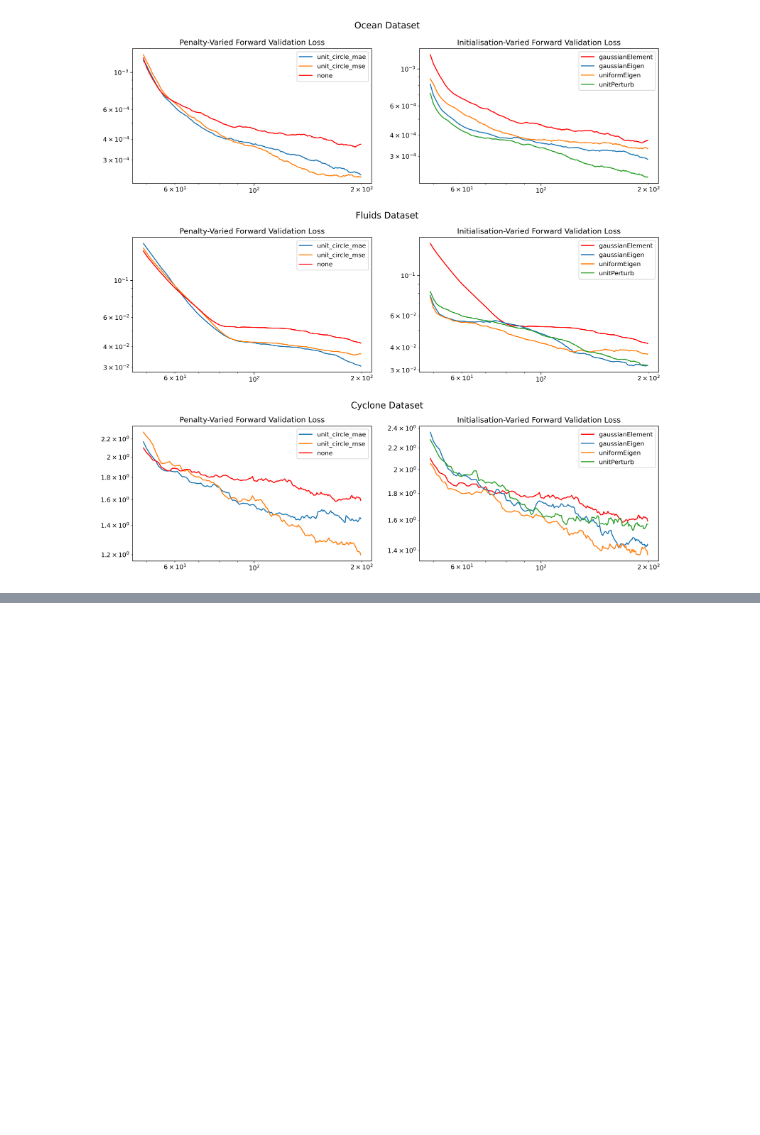
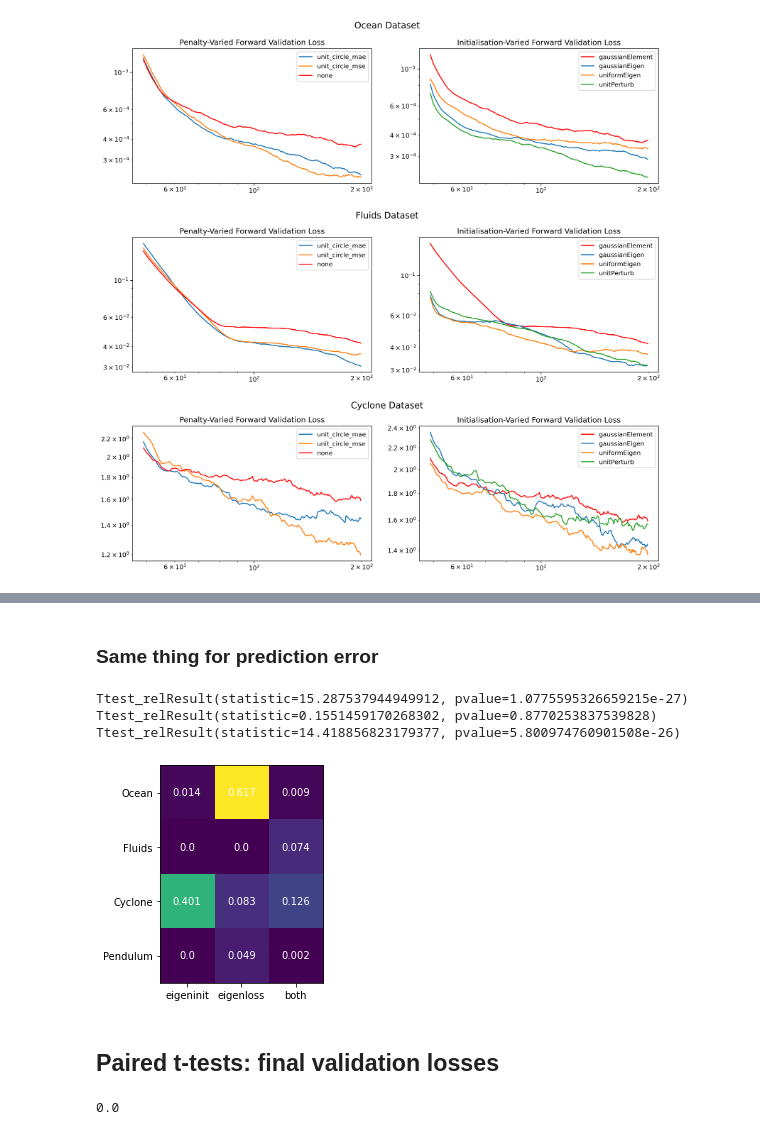
Before and after one commit to jackmiller2003/kae-cyclones, a Jupyter notebook: src/graphing_from_csv-charlie.ipynb, the cells around one changed output, grey strips where cells are left out. Drawn from its saved outputs; the diff is of its cells as text; code cells hidden in the pictures; blank space fills up the shorter version.

```diff
--- a/src/graphing_from_csv-charlie.ipynb
+++ b/src/graphing_from_csv-charlie.ipynb
@@ -191,0 +220,2 @@ Pvalue
+# %% [markdown]
+### Same thing for prediction error
@@ -191,0 +263,10 @@ Pvalue
+# %%
+import scipy.stats as stats
+method_list = [method_1, method_2, method_3]
+for meth in method_list:
+    print(stats.ttest_rel(control, meth))
+    #p_value(control, meth)
+# %% [output]
+Ttest_relResult(statistic=15.287537944949912, pvalue=1.0775595326659215e-27)
+Ttest_relResult(statistic=0.1551459170268302, pvalue=0.8770253837539828)
+Ttest_relResult(statistic=14.418856823179377, pvalue=5.800974760901508e-26)
@@ -191,0 +279,34 @@ Pvalue
+# %%
+# validation loss
+ocean_results = np.array([0.014, 0.617, 0.009])
+fluid_results = np.array([0.0, 0.0, 0.074])
+cyclone_results = np.array([0.401, 0.083, 0.126])
+pendulum_results = np.array([0.00022, 0.049, 0.002])
+# %%
+datasets = ["Ocean", "Fluids", "Cyclone", "Pendulum"]
+methods = ["eigeninit", "eigenloss", "both"]
+
+t_test = np.vstack((ocean_results, fluid_results, cyclone_results, pendulum_results))
+
+fig, ax = plt.subplots()
+im = ax.imshow(t_test)
+
+# Show all ticks and label them with the respective list entries
+ax.set_xticks(np.arange(len(methods)), labels=methods)
+ax.set_yticks(np.arange(len(datasets)), labels=datasets)
+
+# Rotate the tick labels and set their alignment.
+#plt.setp(ax.get_xticklabels(), rotation=45, ha="right",
+         #rotation_mode="anchor")
+
+# Loop over data dimensions and create text annotations.
+for i in range(len(datasets)):
+    for j in range(len(methods)):
+        text = ax.text(j, i, np.round(t_test[i, j], 3),
+                       ha="center", va="center", color="w")
+plt.savefig("t_test.pdf", transparent=True, bbox_inches='tight', pad_inches=0, dpi=300)
+plt.show()
+# %% [output]
+[figure, added]
+# %% [markdown]
+## Paired t-tests: final validation losses
@@ -191,0 +359,4 @@ Pvalue
+# %%
+p_value(ge_vals, new_init_vals)
+# %% [output]
+0.0
```
Also changed, not shown: parts of 30 cells of this notebook, 19 other files.
